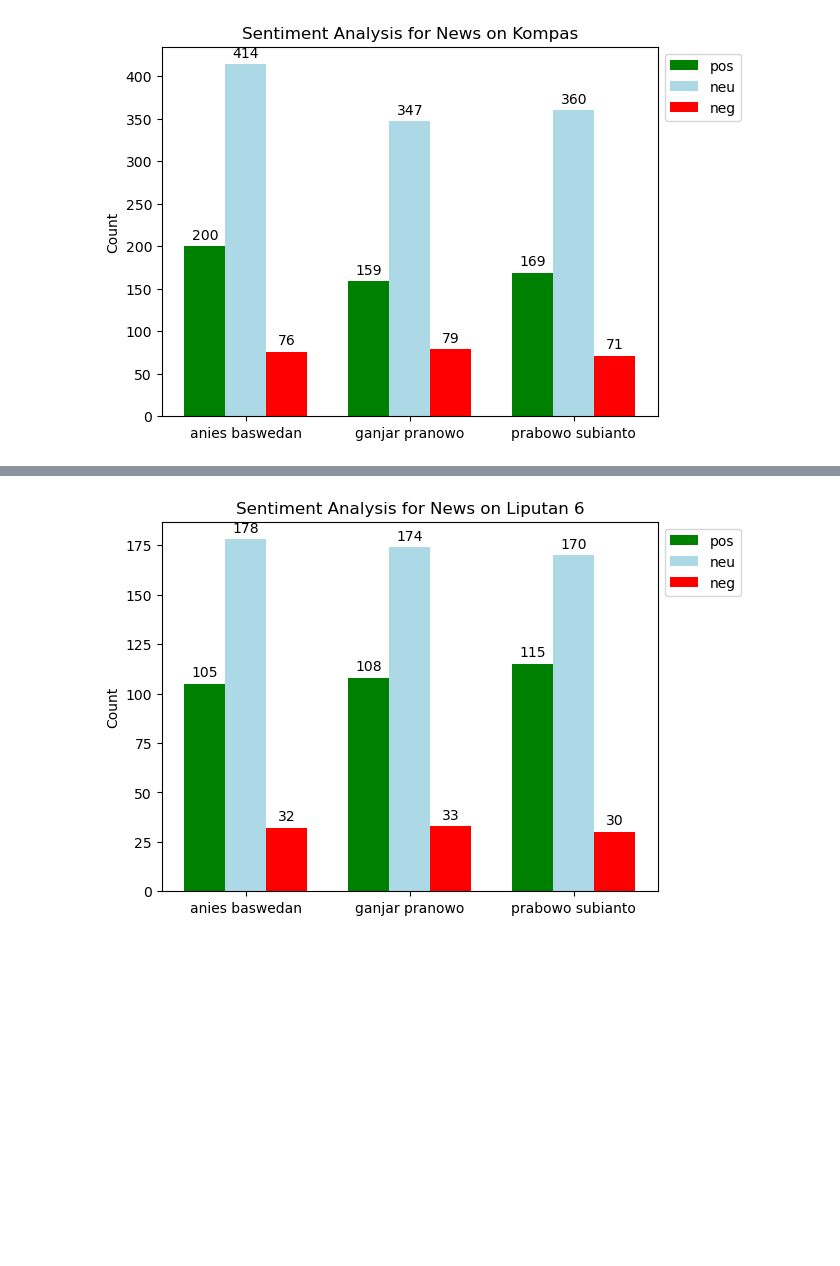
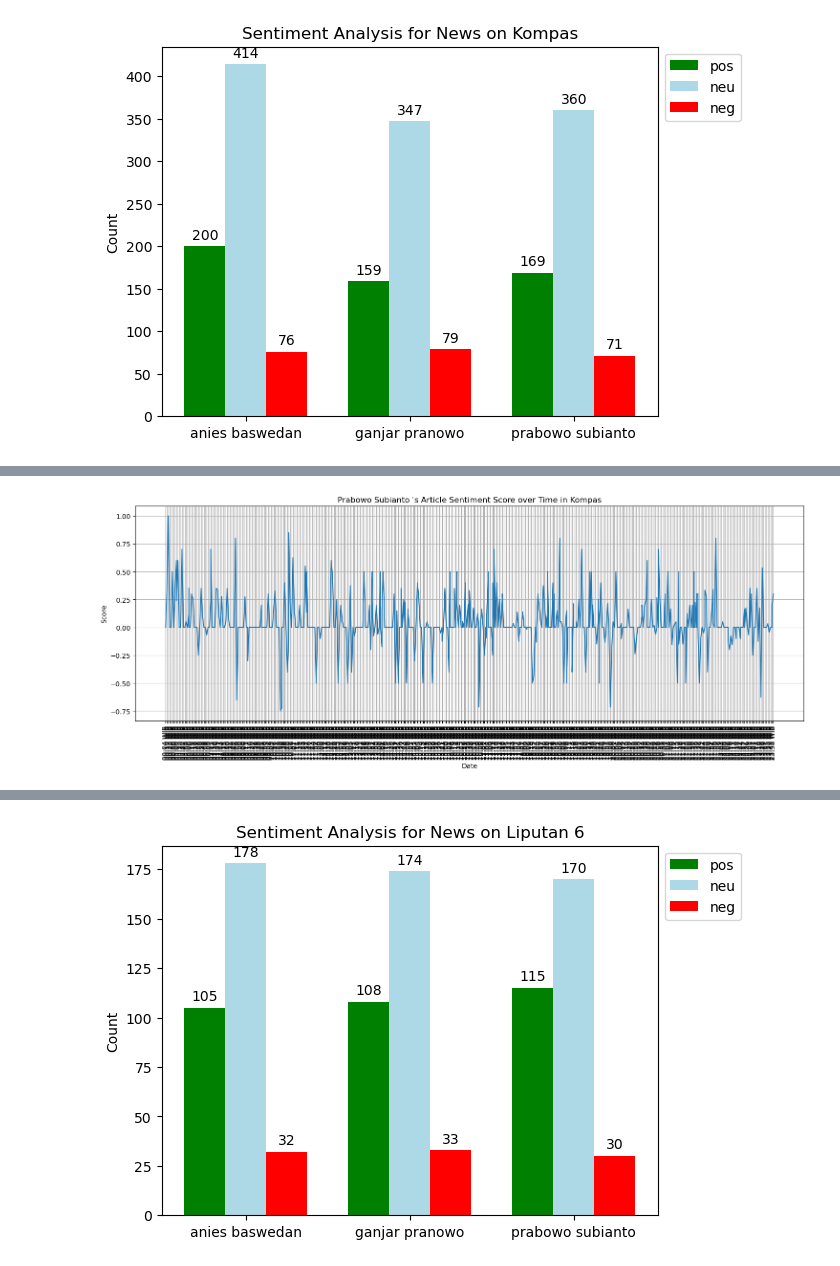
Before and after one commit to harmonicnauts/Pemilu_2024, a Jupyter notebook: pilpres_2024_3sources.ipynb, the cells around one changed output, grey strips where cells are left out. Cells and saved outputs as stored; diff of their text form; code cells hidden in the pictures; blank space fills up the shorter version.

```diff
--- a/pilpres_2024_3sources.ipynb
+++ b/pilpres_2024_3sources.ipynb
@@ -650,0 +655,4 @@ data_visualization(df_all_kompas, 'Kompas')
+# %%
+plot_linegraph(df_prabowo_kompas, 'Prabowo Subianto', 'Kompas')
+# %% [output]
+[figure, added]
```
Also changed, not shown: parts of 8 cells of this notebook.
